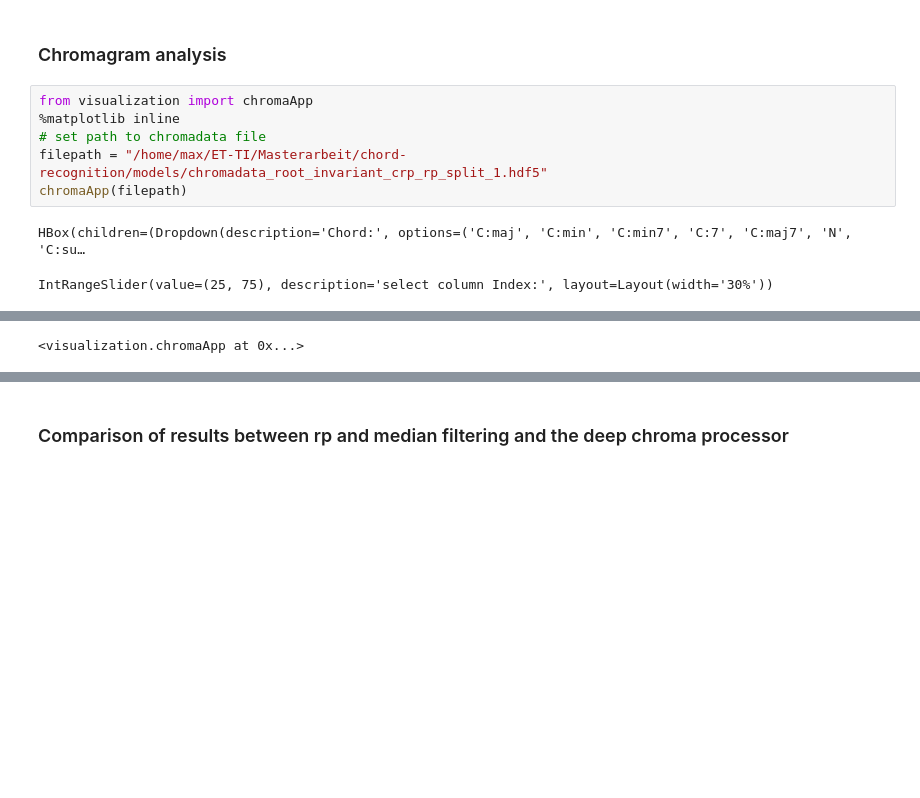
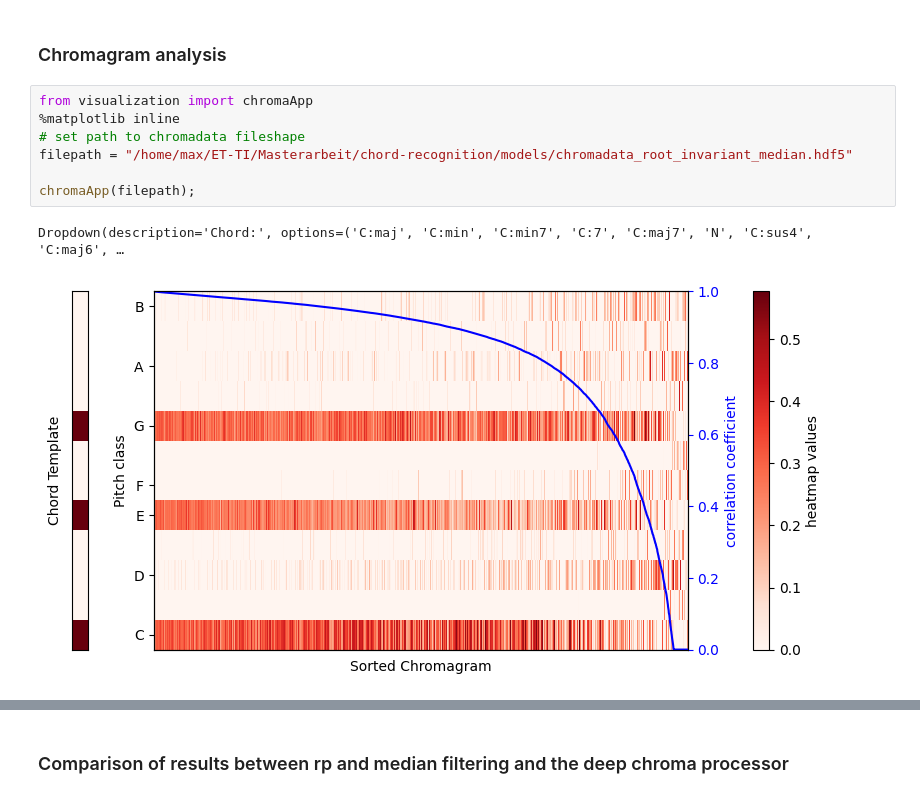
Before and after one commit to Maushax-jpg/chord-recognition, a Jupyter notebook: acr_evaluation.ipynb, the cells around one changed output, grey strips where cells are left out. Saved outputs shown, nothing was run; the diff lists cells and outputs as text; blank space fills up the shorter version.

```diff
--- a/acr_evaluation.ipynb
+++ b/acr_evaluation.ipynb
@@ -60,11 +16,11 @@ HBox(children=(IntSlider(value=0, description='T0:', disabled=True, layout=Layou
 # %%
 from visualization import chromaApp
 %matplotlib inline
-# set path to chromadata file
-filepath = "/home/max/ET-TI/Masterarbeit/chord-recognition/models/chromadata_root_invariant_crp_rp_split_1.hdf5"
-chromaApp(filepath)
+# set path to chromadata fileshape
+filepath = "/home/max/ET-TI/Masterarbeit/chord-recognition/models/chromadata_root_invariant_median.hdf5"
+
+chromaApp(filepath);
 # %% [output]
-HBox(children=(Dropdown(description='Chord:', options=('C:maj', 'C:min', 'C:min7', 'C:7', 'C:maj7', 'N', 'C:su…
+Dropdown(description='Chord:', options=('C:maj', 'C:min', 'C:min7', 'C:7', 'C:maj7', 'N', 'C:sus4', 'C:maj6', …
-IntRangeSlider(value=(25, 75), description='select column Index:', layout=Layout(width='30%'))
+[figure, added]
 [interactive output not drawn]
-<visualization.chromaApp at 0x...>
```
Also changed, not shown: parts of 16 cells of this notebook, 9 other files.
